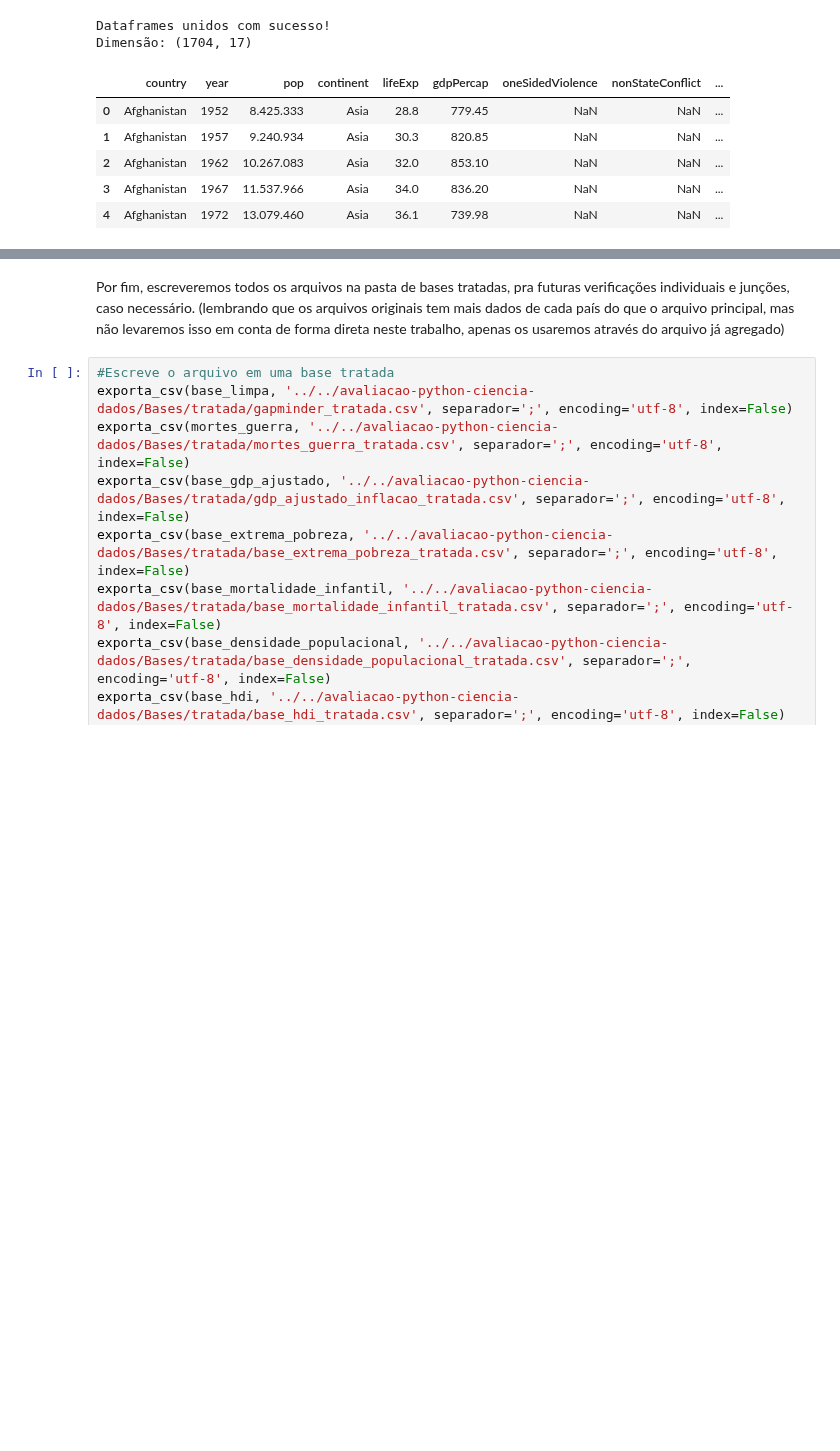
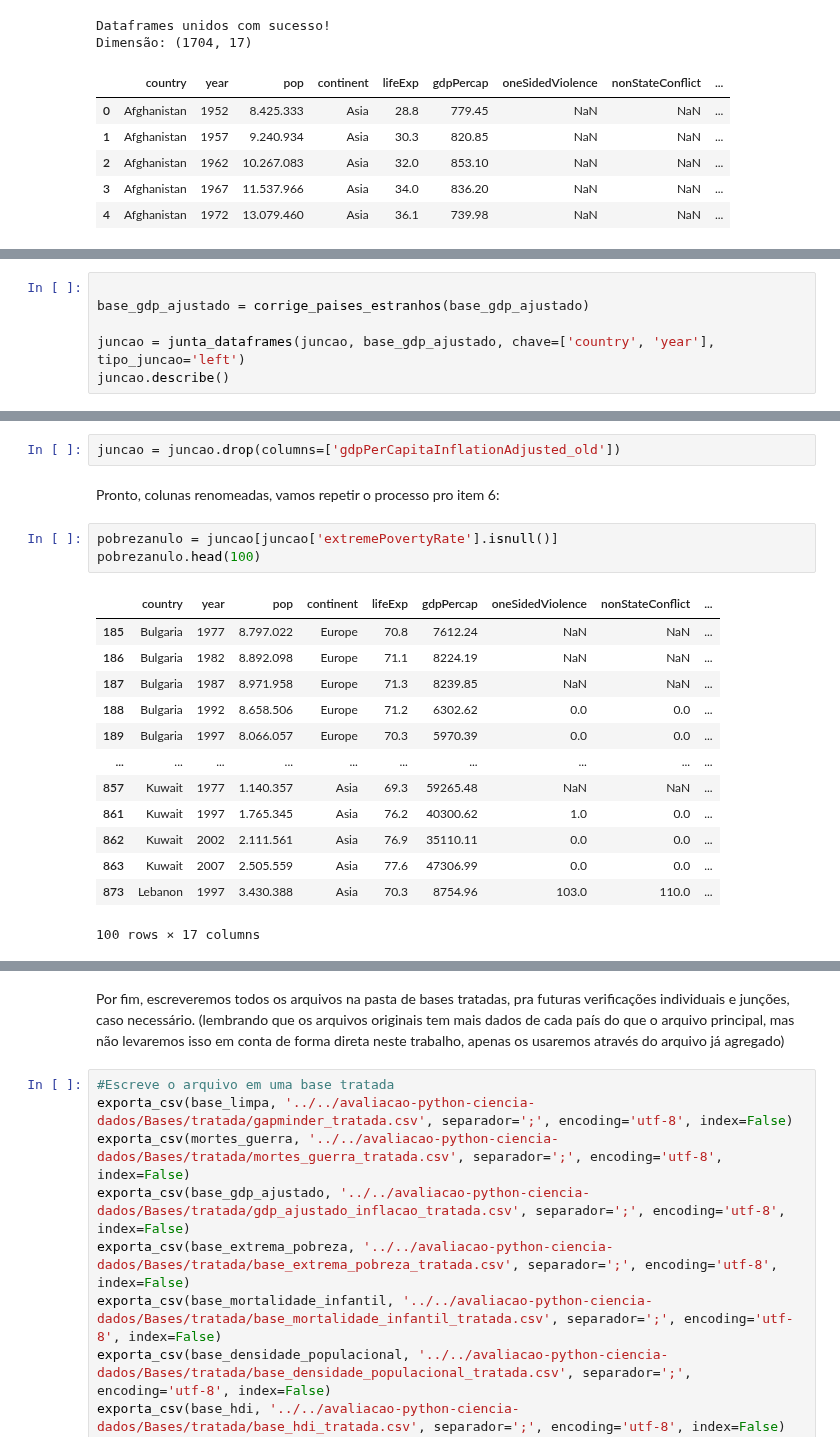
Before and after one commit to brunobgcardoso/avaliacao-python-ciencia-dados, a Jupyter notebook: src/Projeto.ipynb, the cells around one changed output, grey strips where cells are left out. Drawn from its saved outputs; the diff is of its cells as text; blank space fills up the shorter version.

```diff
--- a/src/Projeto.ipynb
+++ b/src/Projeto.ipynb
@@ -598,0 +761,6 @@ Dimensão: (1704, 17)
+# %%
+
+base_gdp_ajustado = corrige_paises_estranhos(base_gdp_ajustado)
+
+juncao = junta_dataframes(juncao, base_gdp_ajustado, chave=['country', 'year'], tipo_juncao='left')
+juncao.describe()
@@ -598,0 +779,21 @@ Dimensão: (1704, 17)
+# %%
+juncao = juncao.drop(columns=['gdpPerCapitaInflationAdjusted_old'])
+# %% [markdown]
+Pronto, colunas renomeadas, vamos repetir o processo pro item 6:
+# %%
+pobrezanulo = juncao[juncao['extremePovertyRate'].isnull()]
+pobrezanulo.head(100)
+# %% [output]
+|  | country | year | pop | continent | lifeExp | gdpPercap | oneSidedViolence | nonStateConflict | ... |
+| 185 | Bulgaria | 1977 | 8.797.022 | Europe | 70.8 | 7612.24 | NaN | NaN | ... |
+| 186 | Bulgaria | 1982 | 8.892.098 | Europe | 71.1 | 8224.19 | NaN | NaN | ... |
+| 187 | Bulgaria | 1987 | 8.971.958 | Europe | 71.3 | 8239.85 | NaN | NaN | ... |
+| 188 | Bulgaria | 1992 | 8.658.506 | Europe | 71.2 | 6302.62 | 0.0 | 0.0 | ... |
+| 189 | Bulgaria | 1997 | 8.066.057 | Europe | 70.3 | 5970.39 | 0.0 | 0.0 | ... |
+| ... | ... | ... | ... | ... | ... | ... | ... | ... | ... |
+| 857 | Kuwait | 1977 | 1.140.357 | Asia | 69.3 | 59265.48 | NaN | NaN | ... |
+| 861 | Kuwait | 1997 | 1.765.345 | Asia | 76.2 | 40300.62 | 1.0 | 0.0 | ... |
+| 862 | Kuwait | 2002 | 2.111.561 | Asia | 76.9 | 35110.11 | 0.0 | 0.0 | ... |
+| 863 | Kuwait | 2007 | 2.505.559 | Asia | 77.6 | 47306.99 | 0.0 | 0.0 | ... |
+| 873 | Lebanon | 1997 | 3.430.388 | Asia | 70.3 | 8754.96 | 103.0 | 110.0 | ... |
+100 rows × 17 columns
```
Also changed, not shown: parts of 27 cells of this notebook, 7 other files.
